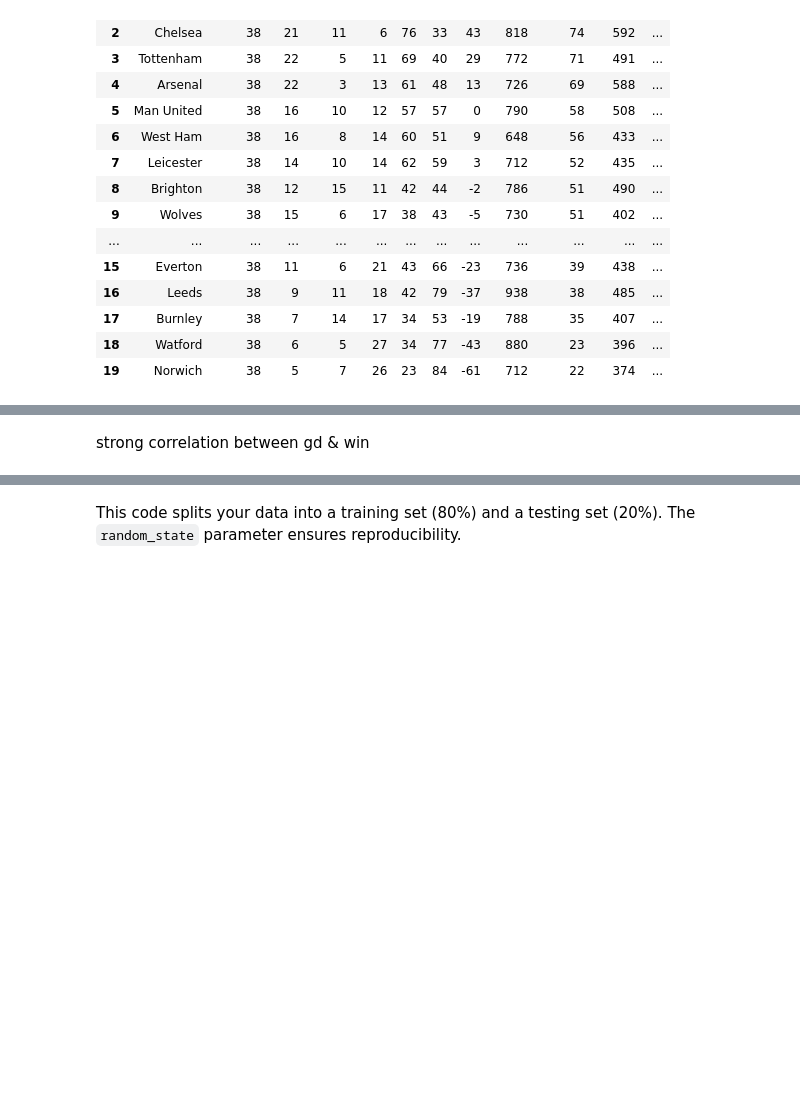
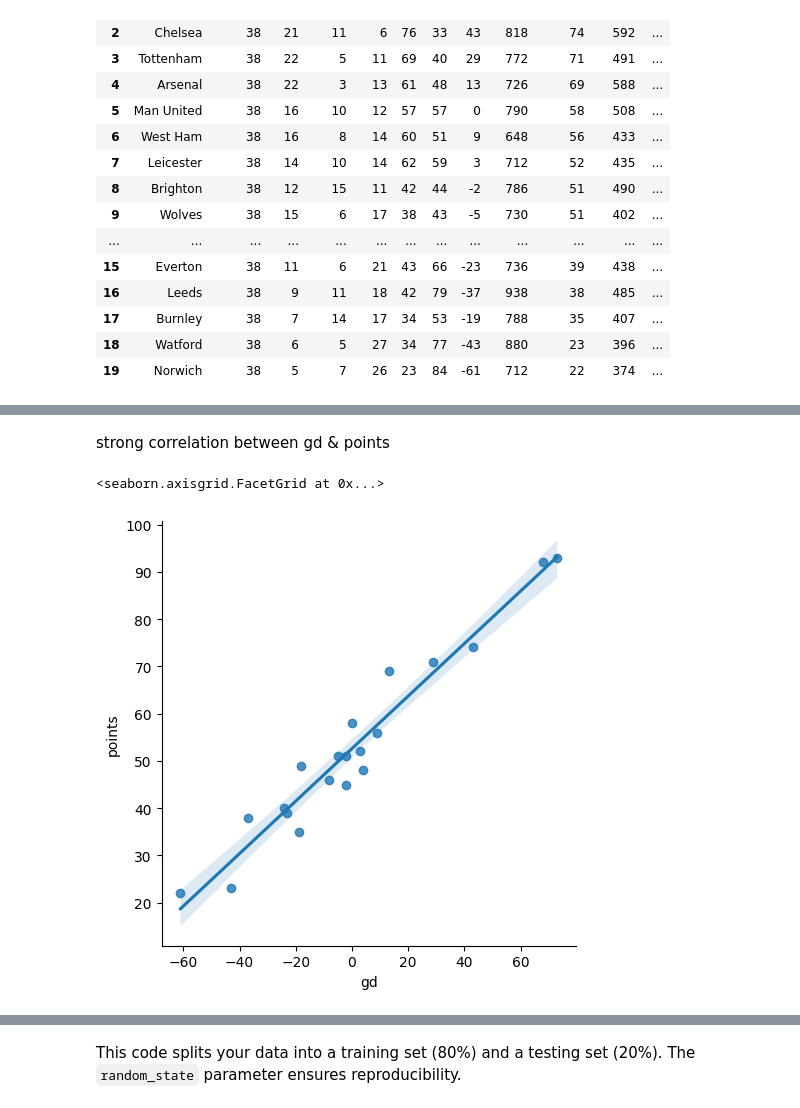
Before and after one commit to Jamesf50/UCDPA_JamesMcCaghey, a Jupyter notebook: prem_league_21_22.ipynb, the cells around one changed output, grey strips where cells are left out. Drawn from its saved outputs; the diff is of its cells as text; code cells hidden in the pictures; blank space fills up the shorter version.

```diff
--- a/prem_league_21_22.ipynb
+++ b/prem_league_21_22.ipynb
@@ -660,4 +655,7 @@ sns.heatmap(data=table.corr(), annot=True)
 # %% [markdown]
-strong correlation between gd & win
+strong correlation between gd & points
 # %%
-sns.lmplot(data=table, x='shots on target', y='points')
+sns.lmplot(data=table, x='gd', y='points')
+# %% [output]
+<seaborn.axisgrid.FacetGrid at 0x...>
+[figure, added]
```
Also changed, not shown: parts of 46 cells of this notebook.
